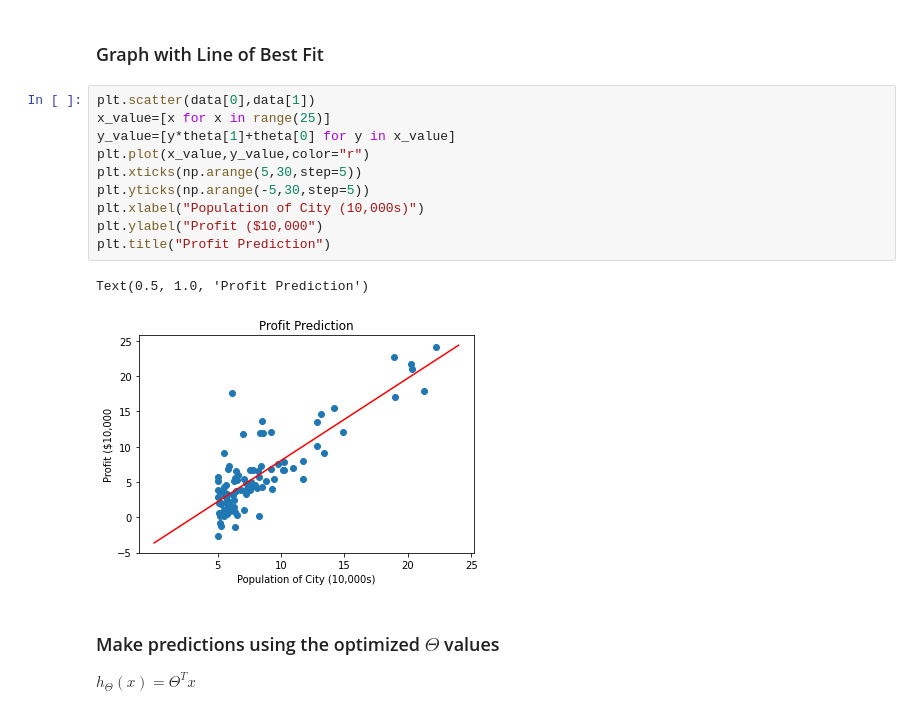
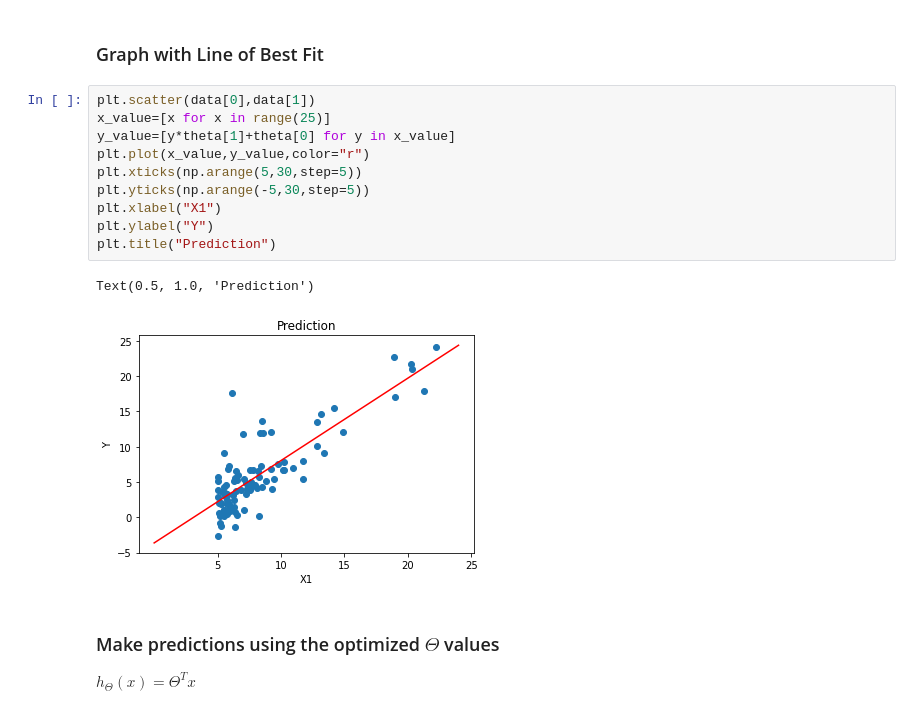
Before and after one commit to mohamed-abdelaziz721/ML-Course, a Jupyter notebook: Task-02/ML_LinearRegression.ipynb, the cells around one changed output. Cells and saved outputs as stored; diff of their text form.

```diff
--- a/Task-02/ML_LinearRegression.ipynb
+++ b/Task-02/ML_LinearRegression.ipynb
@@ -145,16 +145,16 @@ Text(0.5, 1.0, 'Cost function using Gradient Descent')
 # %%
 plt.scatter(data[0],data[1])
 x_value=[x for x in range(25)]
 y_value=[y*theta[1]+theta[0] for y in x_value]
 plt.plot(x_value,y_value,color="r")
 plt.xticks(np.arange(5,30,step=5))
 plt.yticks(np.arange(-5,30,step=5))
-plt.xlabel("Population of City (10,000s)")
-plt.ylabel("Profit ($10,000")
-plt.title("Profit Prediction")
+plt.xlabel("X1")
+plt.ylabel("Y")
+plt.title("Prediction")
 # %% [output]
-Text(0.5, 1.0, 'Profit Prediction')
+Text(0.5, 1.0, 'Prediction')
-[figure, old version]
+[figure, new version]
 # %% [markdown]
 
 ### Make predictions using the optimized $\Theta$ values
```
Also changed, not shown: parts of 2 cells of this notebook.
